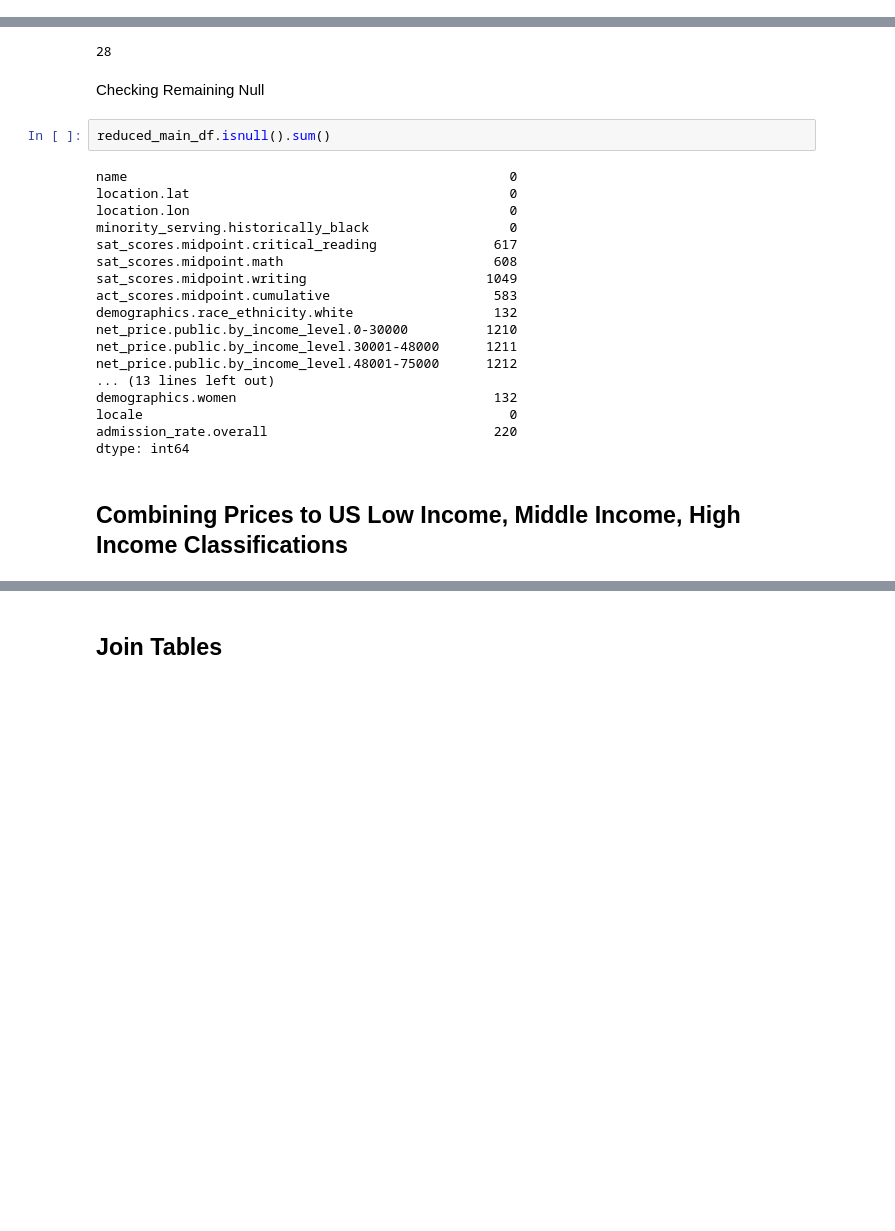
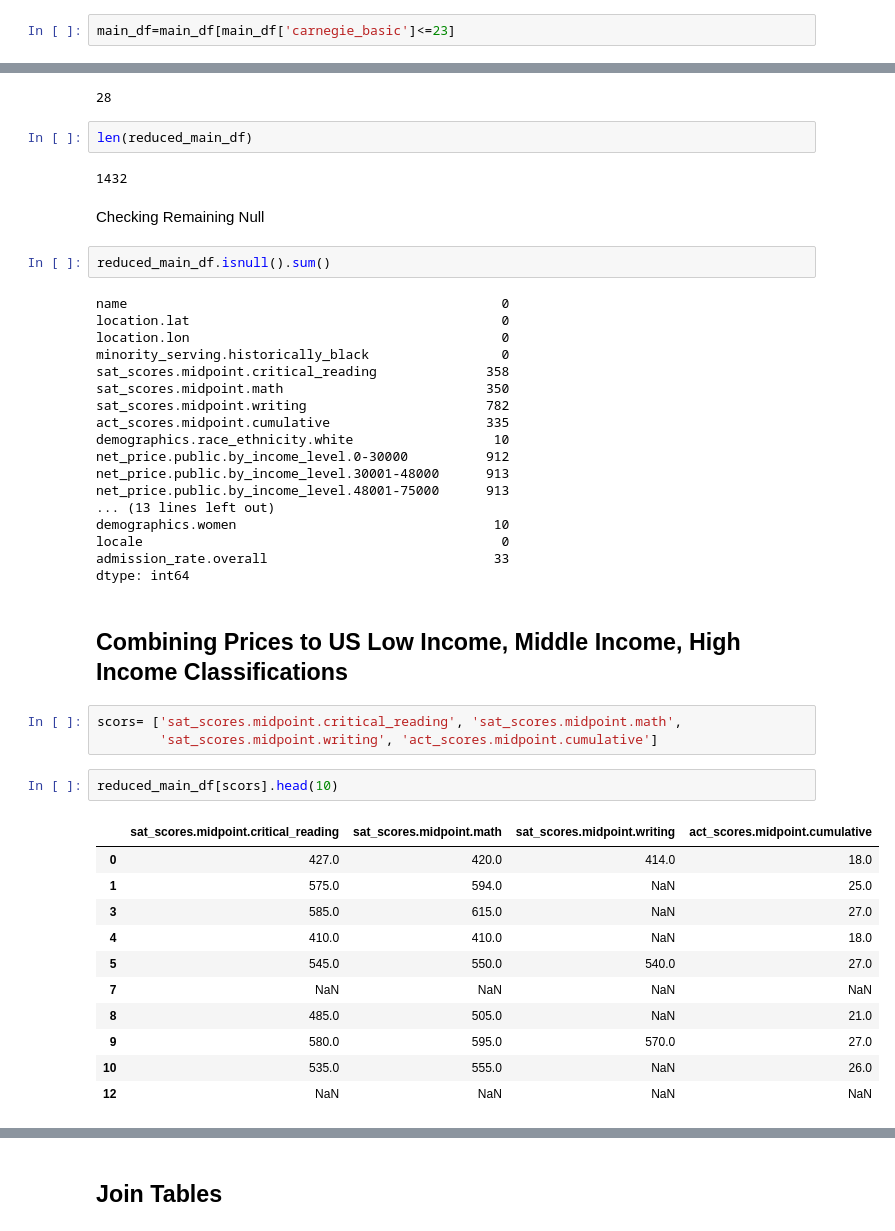
Before and after one commit to mayamadhavan/projects, a Jupyter notebook: project_kojak/1_prepping_data/joining_tables_pandas.ipynb, the cells around one changed output, grey strips where cells are left out. Cells and saved outputs as stored; diff of their text form; blank space fills up the shorter version.

```diff
--- a/project_kojak/1_prepping_data/joining_tables_pandas.ipynb
+++ b/project_kojak/1_prepping_data/joining_tables_pandas.ipynb
@@ -86,6 +88,8 @@ main_df=df[df.accreditor.isin(association)]
 3. Technical Schools
 # %%
 main_df=main_df[main_df['carnegie_basic']>=15]
+# %%
+main_df=main_df[main_df['carnegie_basic']<=23]
 # %%
 main_df=main_df[main_df['open_admissions_policy']!=1]
 # %%
@@ -147,27 +151,48 @@ reduced_main_df=main_df[names]
 len(reduced_main_df.columns)
 # %% [output]
 28
+# %%
+len(reduced_main_df)
+# %% [output]
+1432
 # %% [markdown]
 Checking Remaining Null
 # %%
 reduced_main_df.isnull().sum()
 # %% [output]
-name                                                 0
-location.lat                                         0
-location.lon                                         0
-minority_serving.historically_black                  0
-sat_scores.midpoint.critical_reading               617
-sat_scores.midpoint.math                           608
-sat_scores.midpoint.writing                       1049
-act_scores.midpoint.cumulative                     583
-demographics.race_ethnicity.white                  132
-net_price.public.by_income_level.0-30000          1210
-net_price.public.by_income_level.30001-48000      1211
-net_price.public.by_income_level.48001-75000      1212
+name                                                0
+location.lat                                        0
+location.lon                                        0
+minority_serving.historically_black                 0
+sat_scores.midpoint.critical_reading              358
+sat_scores.midpoint.math                          350
+sat_scores.midpoint.writing                       782
+act_scores.midpoint.cumulative                    335
+demographics.race_ethnicity.white                  10
+net_price.public.by_income_level.0-30000          912
+net_price.public.by_income_level.30001-48000      913
+net_price.public.by_income_level.48001-75000      913
 ... (13 lines left out)
-demographics.women                                 132
-locale                                               0
-admission_rate.overall                             220
+demographics.women                                 10
+locale                                              0
+admission_rate.overall                             33
 dtype: int64
 # %% [markdown]
 ## Combining Prices to US Low Income, Middle Income, High Income Classifications
+# %%
+scors= ['sat_scores.midpoint.critical_reading', 'sat_scores.midpoint.math',
+        'sat_scores.midpoint.writing', 'act_scores.midpoint.cumulative']
+# %%
+reduced_main_df[scors].head(10)
+# %% [output]
+|  | sat_scores.midpoint.critical_reading | sat_scores.midpoint.math | sat_scores.midpoint.writing | act_scores.midpoint.cumulative |
+| 0 | 427.0 | 420.0 | 414.0 | 18.0 |
+| 1 | 575.0 | 594.0 | NaN | 25.0 |
+| 3 | 585.0 | 615.0 | NaN | 27.0 |
+| 4 | 410.0 | 410.0 | NaN | 18.0 |
+| 5 | 545.0 | 550.0 | 540.0 | 27.0 |
+| 7 | NaN | NaN | NaN | NaN |
+| 8 | 485.0 | 505.0 | NaN | 21.0 |
+| 9 | 580.0 | 595.0 | 570.0 | 27.0 |
+| 10 | 535.0 | 555.0 | NaN | 26.0 |
+| 12 | NaN | NaN | NaN | NaN |
```
Also changed, not shown: parts of 8 cells of this notebook, 5 other files.
